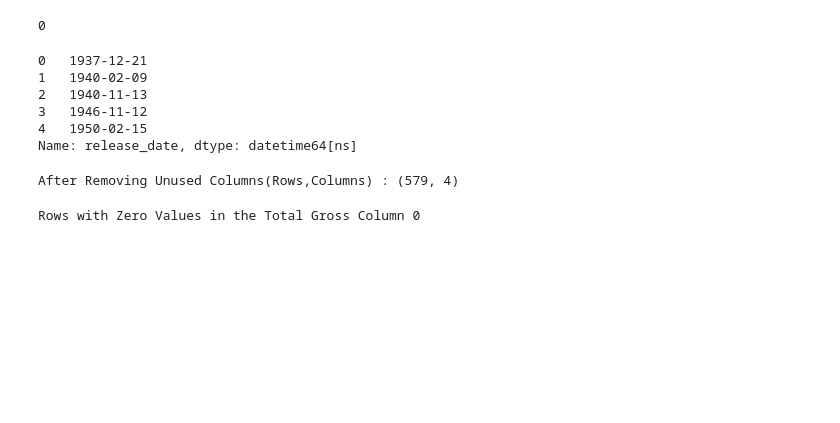
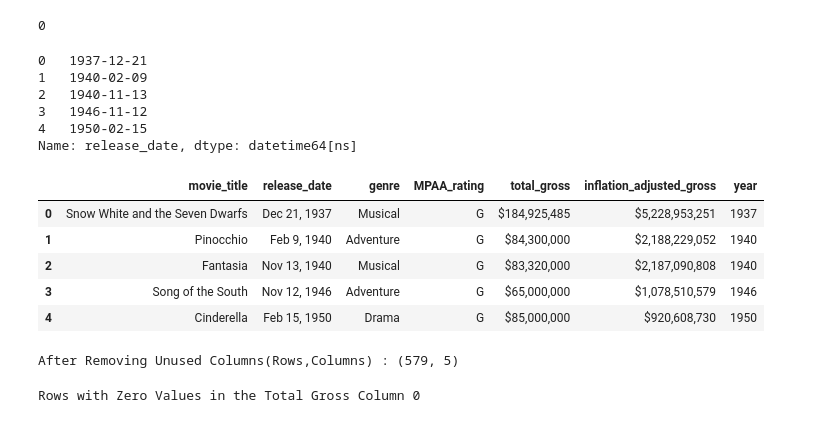
Before and after one commit to Kazmimasooma/Group-1-Disney, a Jupyter notebook: disney_movies (EDA).ipynb, the cells around one changed output. Cells and saved outputs as stored; diff of their text form; code cells hidden in the pictures; blank space fills up the shorter version.

Commit message:
Updated Data frame, Character and Movie

```diff
--- a/disney_movies (EDA).ipynb
+++ b/disney_movies (EDA).ipynb
@@ -292,11 +292,21 @@ df_movie['release_date'].head()
 3   1946-11-12
 4   1950-02-15
 Name: release_date, dtype: datetime64[ns]
+# %%
+df_movie['year'] = pd.DatetimeIndex(df_movie['release_date']).year
+df_movie.head()
+# %% [output]
+|  | movie_title | release_date | genre | MPAA_rating | total_gross | inflation_adjusted_gross | year |
+| 0 | Snow White and the Seven Dwarfs | Dec 21, 1937 | Musical | G | $184,925,485 | $5,228,953,251 | 1937 |
+| 1 | Pinocchio | Feb 9, 1940 | Adventure | G | $84,300,000 | $2,188,229,052 | 1940 |
+| 2 | Fantasia | Nov 13, 1940 | Musical | G | $83,320,000 | $2,187,090,808 | 1940 |
+| 3 | Song of the South | Nov 12, 1946 | Adventure | G | $65,000,000 | $1,078,510,579 | 1946 |
+| 4 | Cinderella | Feb 15, 1950 | Drama | G | $85,000,000 | $920,608,730 | 1950 |
 # %%
 df_movie.drop(['MPAA_rating','inflation_adjusted_gross',],axis=1,inplace = True)
 print('After Removing Unused Columns(Rows,Columns) :',df_movie.shape)
 # %% [output]
-After Removing Unused Columns(Rows,Columns) : (579, 4)
+After Removing Unused Columns(Rows,Columns) : (579, 5)
 # %%
 # Checking for zero values
 print('Rows with Zero Values in the Total Gross Column',df_movie[(df_movie['total_gross']==0)].shape[0])
```
Also changed, not shown: parts of 4 cells of this notebook.
